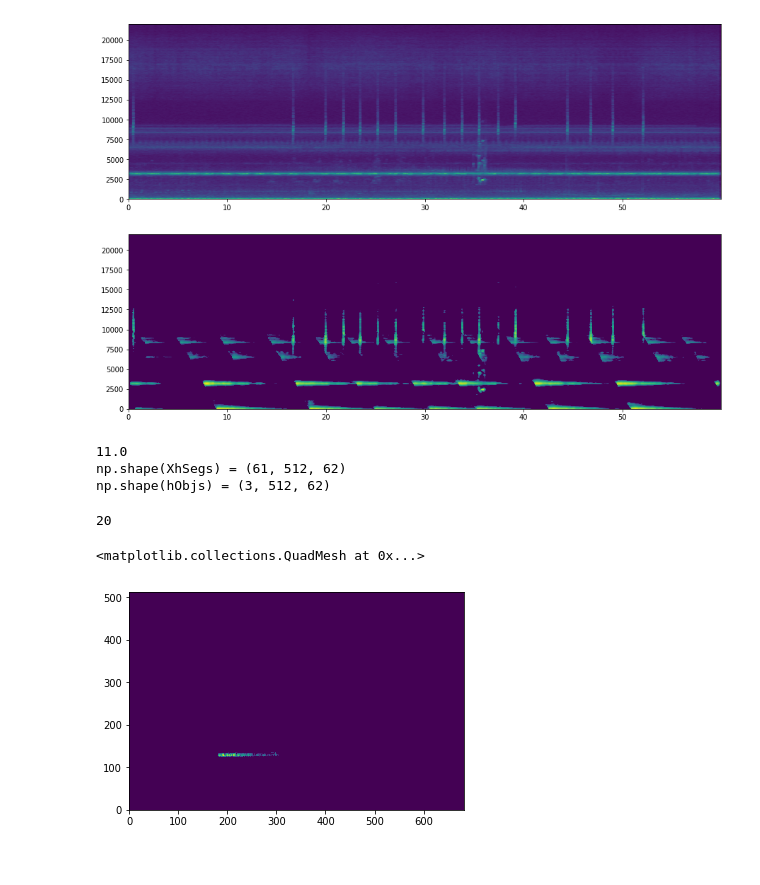
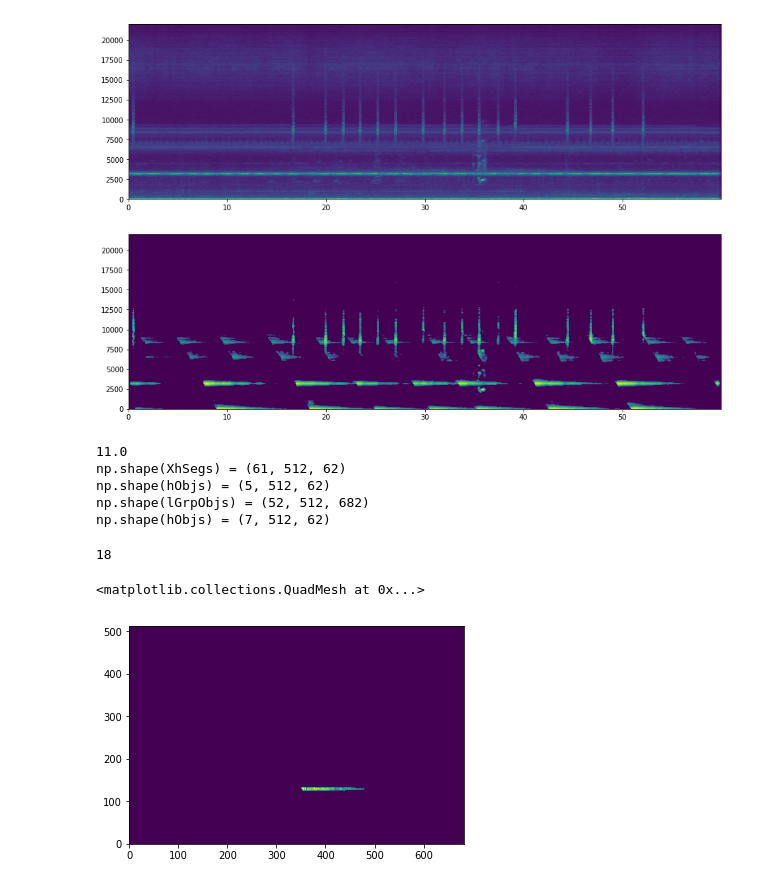
Before and after one commit to longle2718/audio_loc, a Jupyter notebook: python/main.ipynb, the cells around one changed output. Saved outputs shown, nothing was run; the diff lists cells and outputs as text; code cells hidden in the pictures.

```diff
--- a/python/main.ipynb
+++ b/python/main.ipynb
@@ -85,7 +85,7 @@ gc.collect()
 tSegBlk = 2.
 tSegInc = 1.
 TFObjs = [None]*NCh
-for k in range(1):#NCh):
+for k in range(NCh):
     # per channel inputs
     Xh = hRidges[1][k]
     _,_,_,_,thInc = hSpecs[1][k]
@@ -98,7 +98,7 @@ for k in range(1):#NCh):
     XhSegs,tSegBlk,tSegInc = audio_loc.segment(Xh,tSegBlk,tSegInc,thInc)
     print('np.shape(XhSegs) = %s' % (np.shape(XhSegs),))
     TFObjs[k] = [None]*len(XhSegs)
-    for l in range(36,37):#len(XhSegs)):
+    for l in range(len(XhSegs)):
         # extract high-level objects
         hObjs = audio_loc.labelObjects(XhSegs[l])
         hObjs = audio_loc.pruneObj(hObjs)
@@ -109,6 +109,7 @@ for k in range(1):#NCh):
         XX = Xl[:,n0:n1]
 
         # debugging plots
+        '''
         plt.figure()
         plt.subplot(211)
         plt.pcolormesh(XhSegs[l])
@@ -116,6 +117,7 @@ for k in range(1):#NCh):
         plt.subplot(212)
         plt.pcolormesh(XX)
         plt.ylabel('XX')
+        '''
 
         lGrpObjs = []
         for i in range(len(hObjs)):
@@ -139,15 +141,17 @@ print('np.shape(TFObjs) = %s' % (np.shape(TFObjs),))
 # %% [output]
 11.0
 np.shape(XhSegs) = (61, 512, 62)
-np.shape(hObjs) = (3, 512, 62)
+np.shape(hObjs) = (5, 512, 62)
+np.shape(lGrpObjs) = (52, 512, 682)
+np.shape(hObjs) = (7, 512, 62)
 # %%
 print(len(lGrpObjs))
 plt.figure()
-plt.pcolormesh(lGrpObjs[10])
+plt.pcolormesh(lGrpObjs[16])
 # %% [output]
-20
+18
 <matplotlib.collections.QuadMesh at 0x...>
-[figure, old version]
+[figure, new version]
 # %%
 # measure the delays in matrix form
 mid = n2-n1
```
Also changed, not shown: 1 other file.
